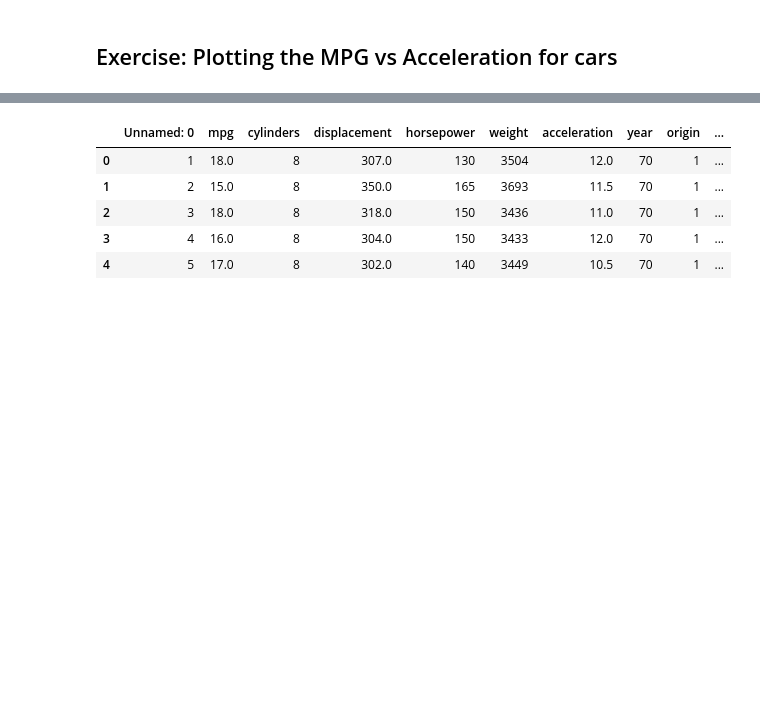
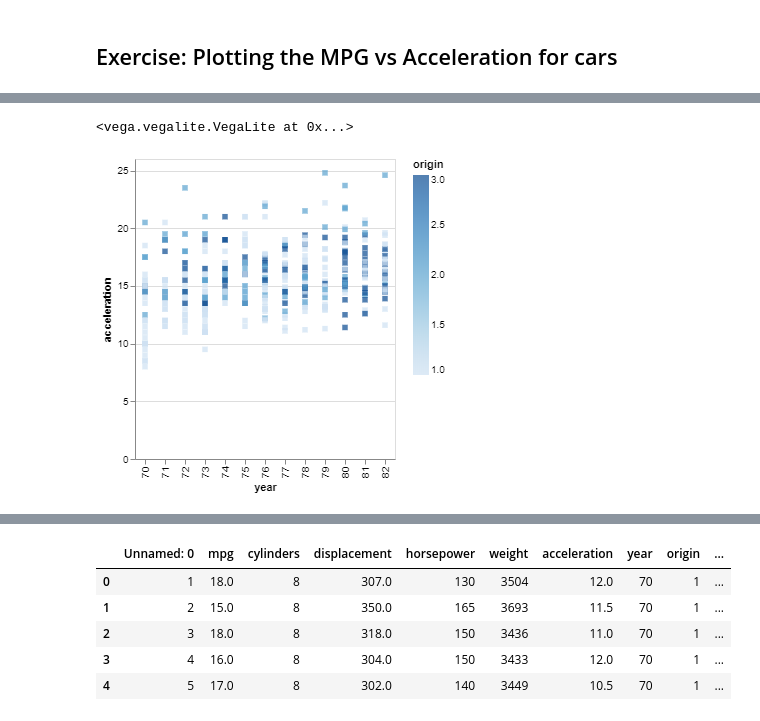
Before and after one commit to glui2/python-intermediate-workshop, a Jupyter notebook: Day 2/Workshop Day 2 .ipynb, the cells around one changed output, grey strips where cells are left out. Drawn from its saved outputs; the diff is of its cells as text; code cells hidden in the pictures; blank space fills up the shorter version.

```diff
--- a/Day 2/Workshop Day 2 .ipynb
+++ b/Day 2/Workshop Day 2 .ipynb
@@ -235,0 +268,10 @@ cars = pd.read_csv("D:/Data/Auto.csv")
+# %%
+line_chart = cars_chart.mark_square()
+line_chart.encode(
+    alt.X("year", type='ordinal'), # can use alt.X or alt.Y for extra features
+    y="acceleration",
+    color="origin"
+)
+# %% [output]
+<vega.vegalite.VegaLite at 0x...>
+[figure, added]
```
Also changed, not shown: parts of 56 cells of this notebook.
